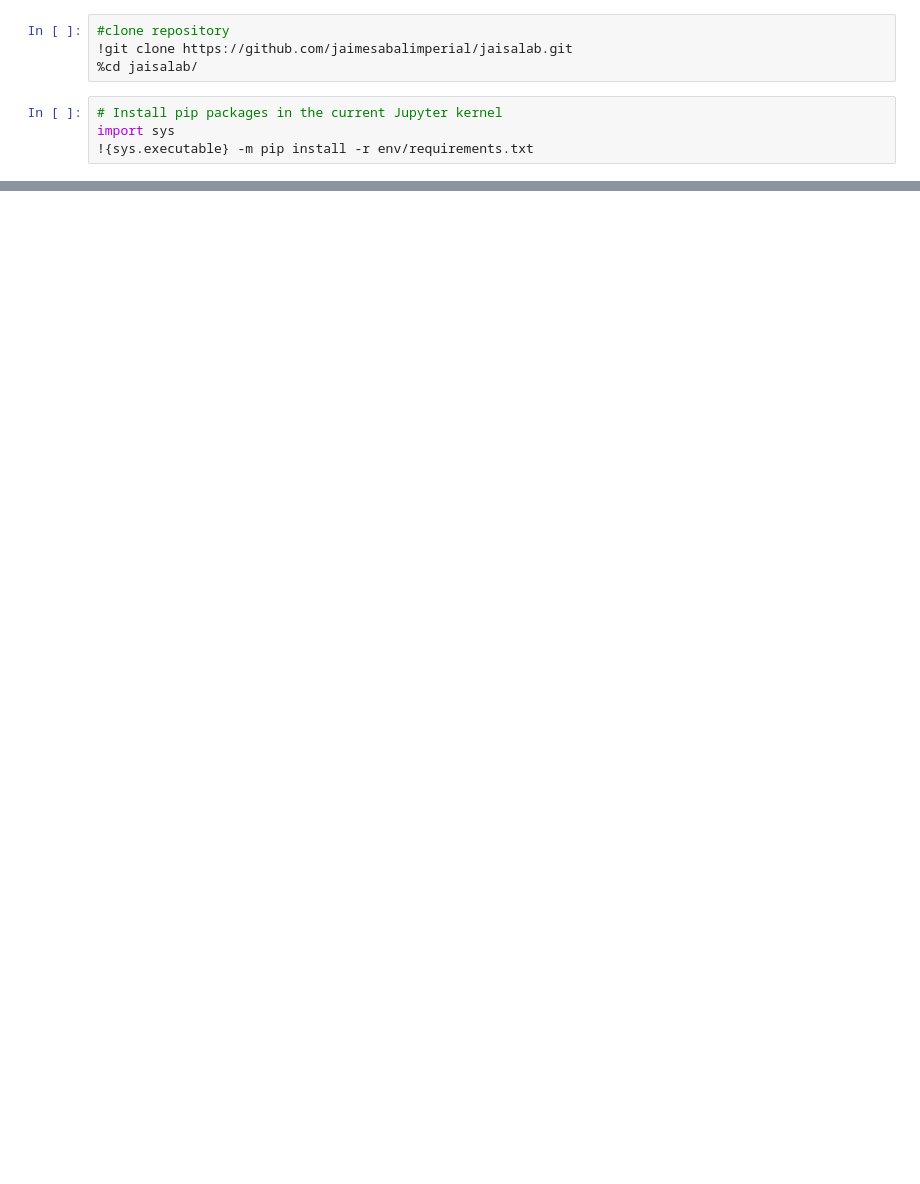
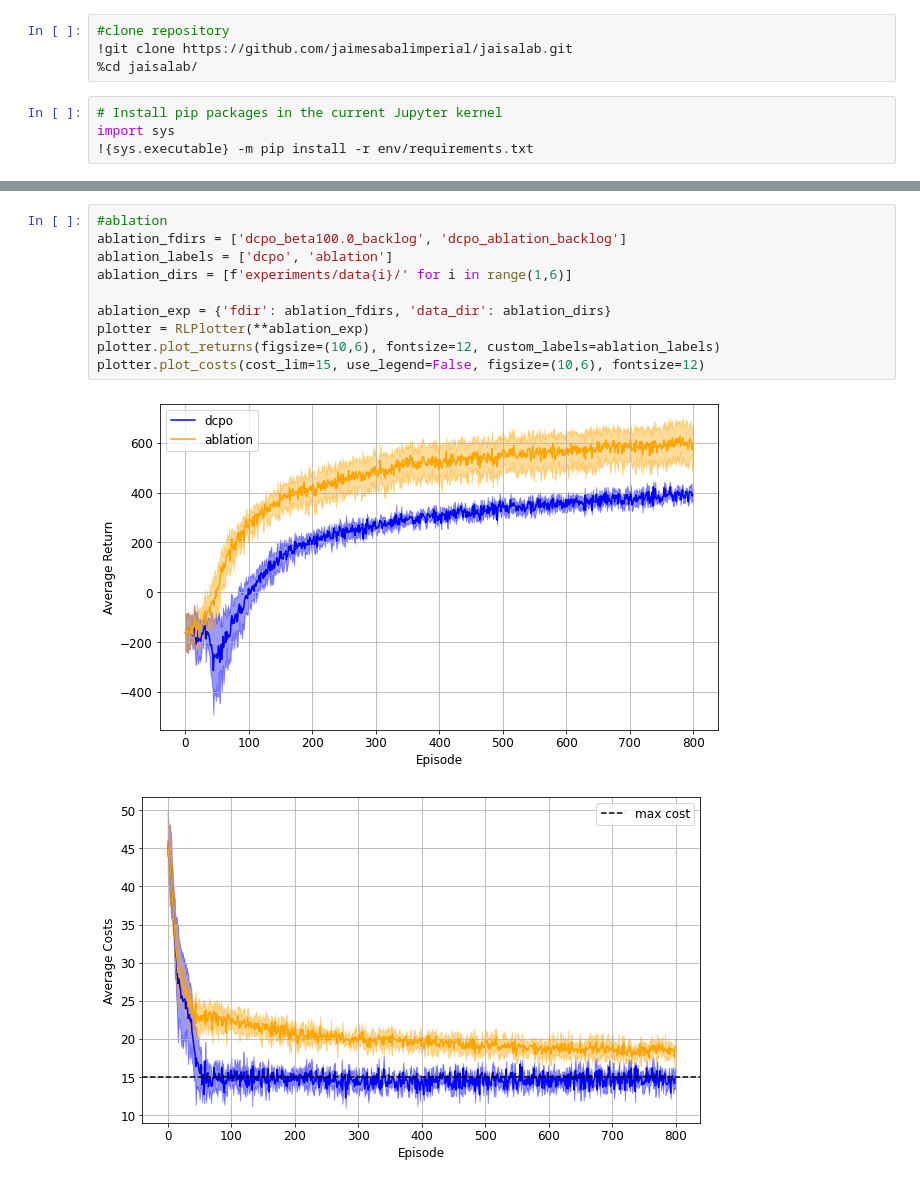
Before and after one commit to jaimesabalimperial/jaisalab, a Jupyter notebook: experiments.ipynb, the cells around one changed output, grey strips where cells are left out. Drawn from its saved outputs; the diff is of its cells as text; blank space fills up the shorter version.

```diff
--- a/experiments.ipynb
+++ b/experiments.ipynb
@@ -38,0 +45,13 @@ plotter.plot_costs(use_legend=True)
+# %%
+#ablation
+ablation_fdirs = ['dcpo_beta100.0_backlog', 'dcpo_ablation_backlog']
+ablation_labels = ['dcpo', 'ablation']
+ablation_dirs = [f'experiments/data{i}/' for i in range(1,6)]
+
+ablation_exp = {'fdir': ablation_fdirs, 'data_dir': ablation_dirs}
+plotter = RLPlotter(**ablation_exp)
+plotter.plot_returns(figsize=(10,6), fontsize=12, custom_labels=ablation_labels)
+plotter.plot_costs(cost_lim=15, use_legend=False, figsize=(10,6), fontsize=12)
+# %% [output]
+[figure, added]
+[figure, added]
```
Also changed, not shown: parts of 13 cells of this notebook, 1 other file.
